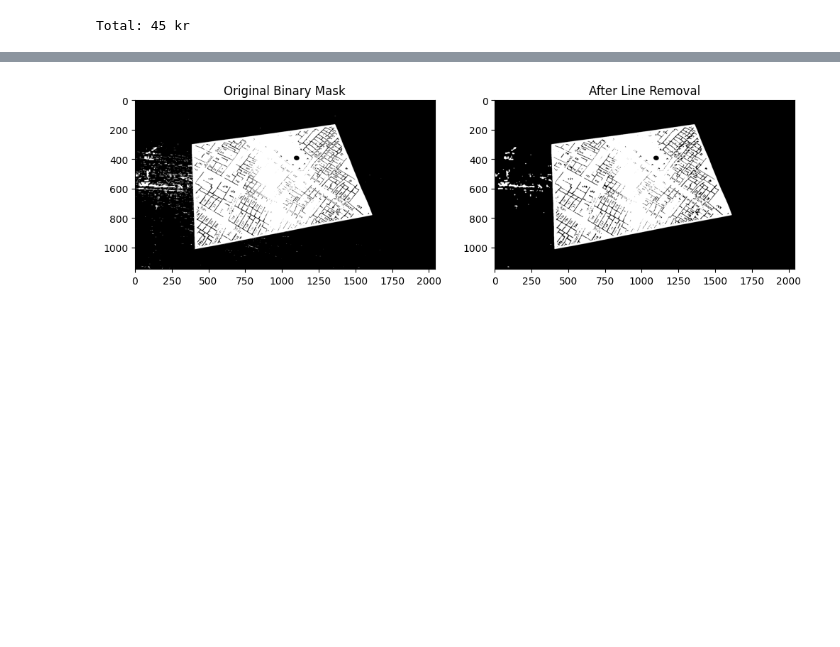
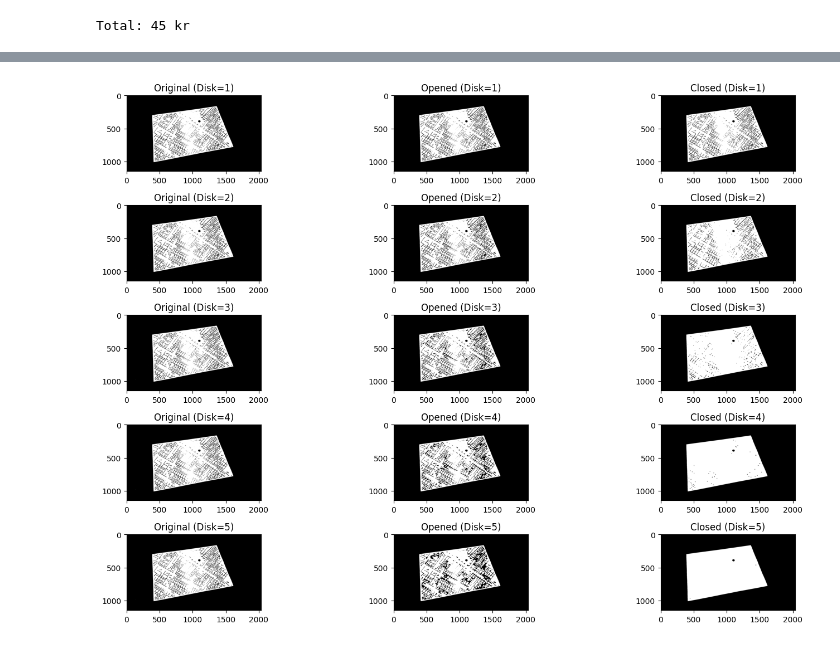
Before and after one commit to santiweide/SIG2025, a Jupyter notebook: code_week7/test.ipynb, the cells around one changed output, grey strips where cells are left out. Saved outputs shown, nothing was run; the diff lists cells and outputs as text; code cells hidden in the pictures; blank space fills up the shorter version.

```diff
--- a/code_week7/test.ipynb
+++ b/code_week7/test.ipynb
@@ -73,0 +114,14 @@ Total: 45 kr
+# %%
+from skimage import morphology
+
+# Define structuring element
+selem = morphology.disk(2)
+
+# Perform morphological opening to remove thin lines
+cleaned_nat = morphology.opening(binary_nat, selem)
+
+# Plot cleaned image
+plt.figure(figsize=(5, 5))
+plt.imshow(cleaned_nat, cmap='gray')
+plt.title('Cleaned Segmentation Mask')
+plt.show()
@@ -74,28 +149,30 @@ Total: 45 kr
 # %%
-from skimage import io, morphology
 import matplotlib.pyplot as plt
+from skimage import morphology
 
-# 1. Load the binary segmentation image
-# (Assuming black lines = 0, white background = 1)
-binary_mask = io.imread('../TestImages/Week 7/matrikelnumre_nat.png', as_gray=True)
+# Define different structuring element sizes
+disk_sizes = [1, 2, 3, 4, 5]
 
-# 2. Ensure proper binarization (adjust threshold if needed)
-binary_mask = binary_mask > 0.5  # Example threshold - verify with your image
+fig, axes = plt.subplots(len(disk_sizes), 3, figsize=(15, 10))
 
-# 3. Remove thin black lines using morphological opening
-# (Erosion removes thin black lines, dilation restores shape)
-selem = morphology.disk(radius=2)  # Adjust radius based on line thickness
-cleaned = morphology.opening(binary_mask, selem)
+for i, size in enumerate(disk_sizes):
+    selem = morphology.disk(size)
 
-# 4. Visualize results
-fig, ax = plt.subplots(1, 2, figsize=(12, 6))
-ax[0].imshow(binary_mask, cmap='gray')
-ax[0].set_title('Original Binary Mask')
-ax[1].imshow(cleaned, cmap='gray')
-ax[1].set_title('After Line Removal')
+    # Perform opening and closing
+    opened = morphology.opening(binary_nat, selem)
+    closed = morphology.closing(binary_nat, selem)
+
+    # Plot original, opened, and closed images
+    axes[i, 0].imshow(binary_nat, cmap='gray')
+    axes[i, 0].set_title(f'Original (Disk={size})')
+
+    axes[i, 1].imshow(opened, cmap='gray')
+    axes[i, 1].set_title(f'Opened (Disk={size})')
+
+    axes[i, 2].imshow(closed, cmap='gray')
+    axes[i, 2].set_title(f'Closed (Disk={size})')
+
+plt.tight_layout()
 plt.show()
-
-# 5. Save cleaned mask
-io.imsave('cleaned_binary_mask.png', cleaned)
 # %% [output]
-[figure, old version]
+[figure, new version]
```
Also changed, not shown: parts of 3 cells of this notebook, 2 other files.
